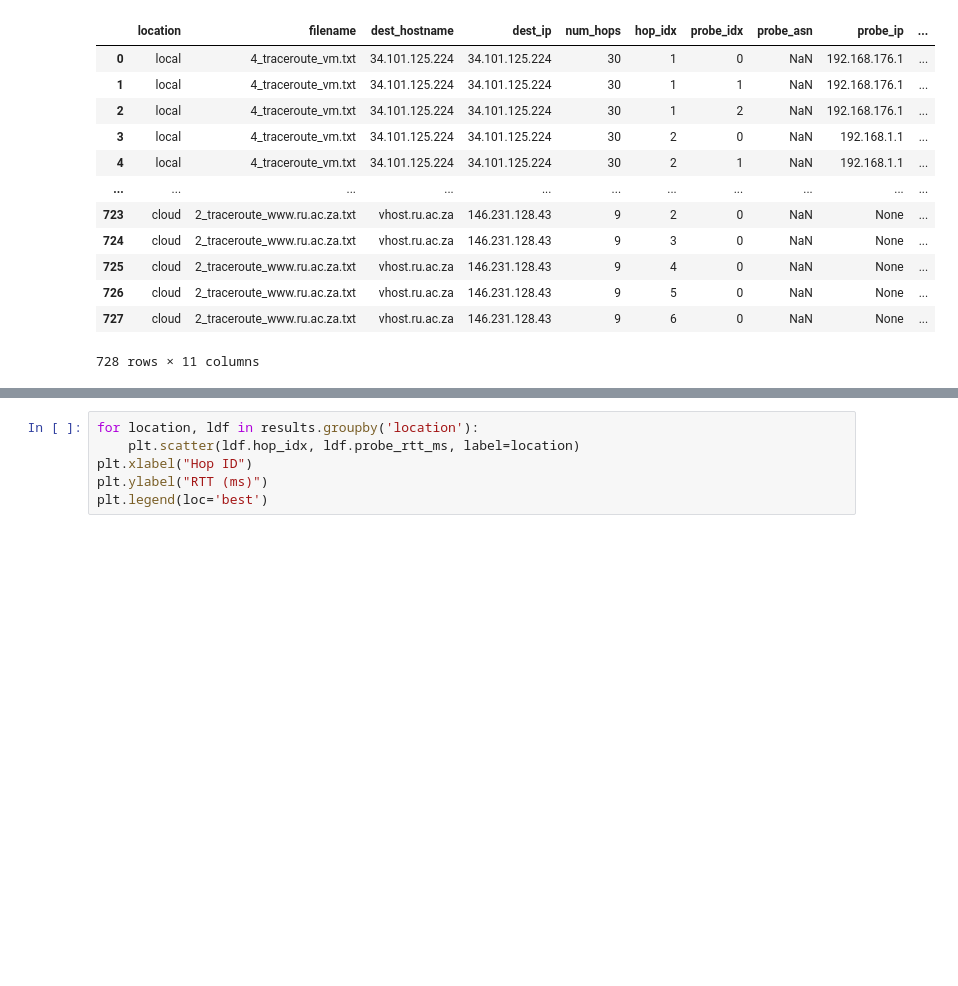
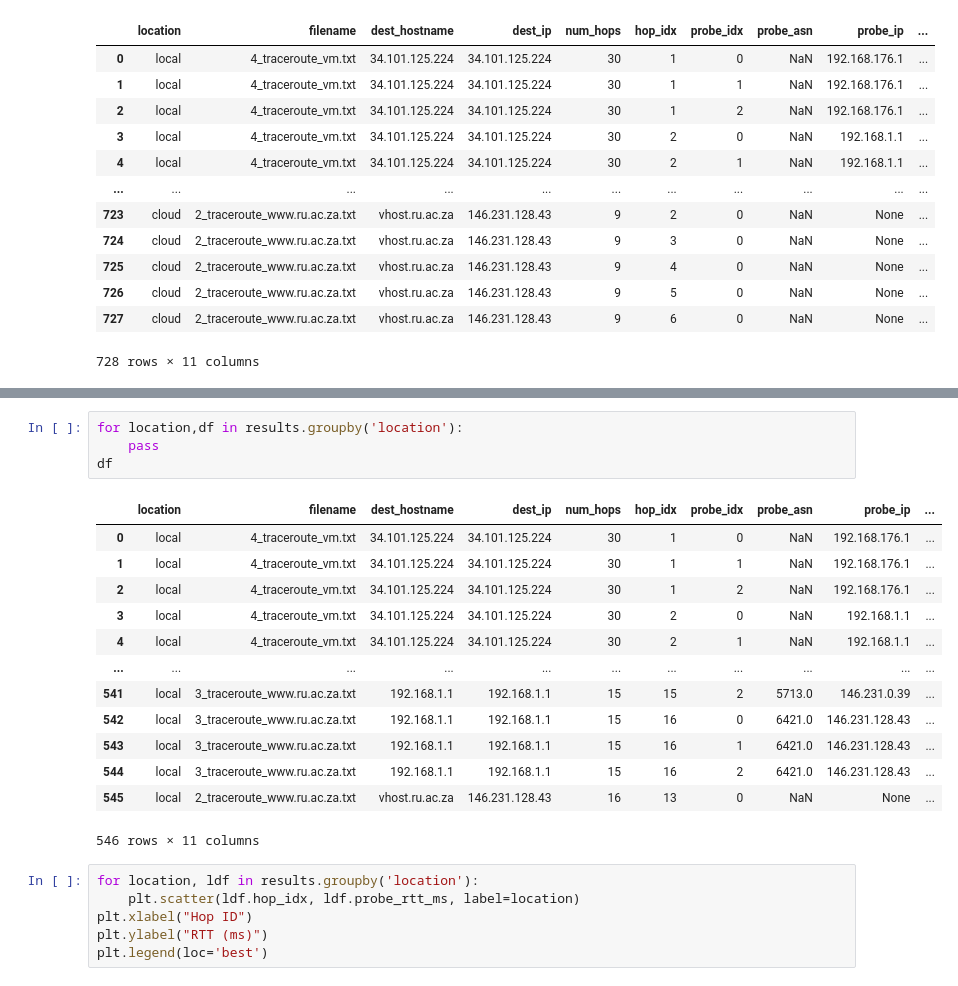
Before and after one commit to brucespang/cs197-starter-dataset, a Jupyter notebook: notebooks/traceroute lengths.ipynb, the cells around one changed output, grey strips where cells are left out. Saved outputs shown, nothing was run; the diff lists cells and outputs as text; blank space fills up the shorter version.

```diff
--- a/notebooks/traceroute lengths.ipynb
+++ b/notebooks/traceroute lengths.ipynb
@@ -55,3 +69,21 @@ results
+# %%
+for location,df in results.groupby('location'):
+    pass
+df
+# %% [output]
+|  | location | filename | dest_hostname | dest_ip | num_hops | hop_idx | probe_idx | probe_asn | probe_ip | ... |
+| 0 | local | 4_traceroute_vm.txt | 34.101.125.224 | 34.101.125.224 | 30 | 1 | 0 | NaN | 192.168.176.1 | ... |
+| 1 | local | 4_traceroute_vm.txt | 34.101.125.224 | 34.101.125.224 | 30 | 1 | 1 | NaN | 192.168.176.1 | ... |
+| 2 | local | 4_traceroute_vm.txt | 34.101.125.224 | 34.101.125.224 | 30 | 1 | 2 | NaN | 192.168.176.1 | ... |
+| 3 | local | 4_traceroute_vm.txt | 34.101.125.224 | 34.101.125.224 | 30 | 2 | 0 | NaN | 192.168.1.1 | ... |
+| 4 | local | 4_traceroute_vm.txt | 34.101.125.224 | 34.101.125.224 | 30 | 2 | 1 | NaN | 192.168.1.1 | ... |
+| ... | ... | ... | ... | ... | ... | ... | ... | ... | ... | ... |
+| 541 | local | 3_traceroute_www.ru.ac.za.txt | 192.168.1.1 | 192.168.1.1 | 15 | 15 | 2 | 5713.0 | 146.231.0.39 | ... |
+| 542 | local | 3_traceroute_www.ru.ac.za.txt | 192.168.1.1 | 192.168.1.1 | 15 | 16 | 0 | 6421.0 | 146.231.128.43 | ... |
+| 543 | local | 3_traceroute_www.ru.ac.za.txt | 192.168.1.1 | 192.168.1.1 | 15 | 16 | 1 | 6421.0 | 146.231.128.43 | ... |
+| 544 | local | 3_traceroute_www.ru.ac.za.txt | 192.168.1.1 | 192.168.1.1 | 15 | 16 | 2 | 6421.0 | 146.231.128.43 | ... |
+| 545 | local | 2_traceroute_www.ru.ac.za.txt | vhost.ru.ac.za | 146.231.128.43 | 16 | 13 | 0 | NaN | None | ... |
+546 rows × 11 columns
 # %%
 for location, ldf in results.groupby('location'):
     plt.scatter(ldf.hop_idx, ldf.probe_rtt_ms, label=location)
```
Also changed, not shown: parts of 11 cells of this notebook.
